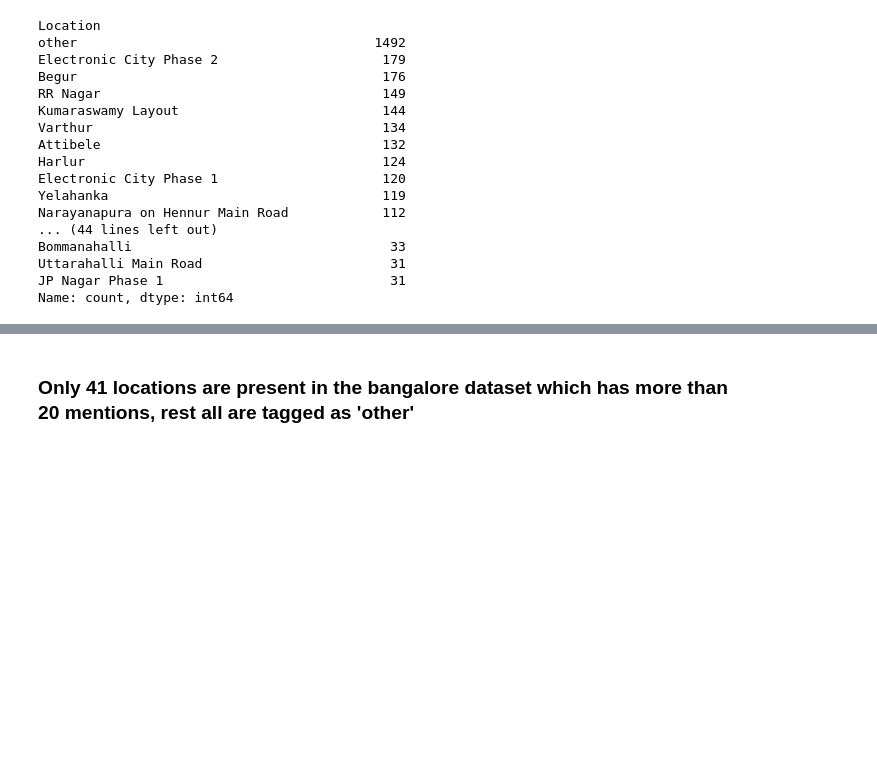
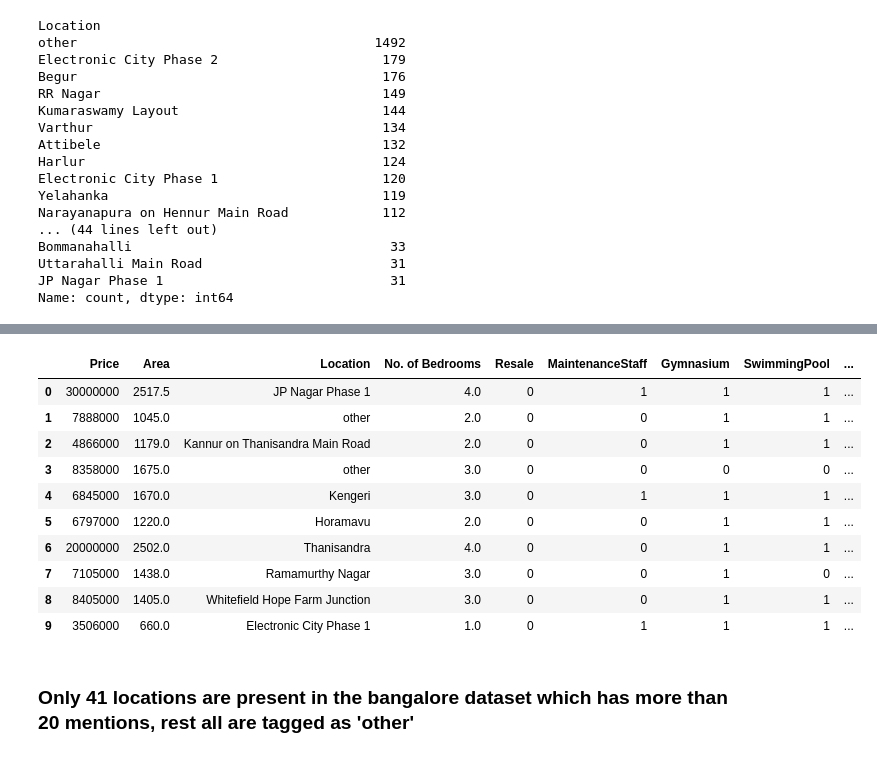
Before and after one commit to yasharora102/House_Price_Prediction, a Jupyter notebook: training/Bangalore copy.ipynb, the cells around one changed output, grey strips where cells are left out. Drawn from its saved outputs; the diff is of its cells as text; code cells hidden in the pictures; blank space fills up the shorter version.

```diff
--- a/training/Bangalore copy.ipynb
+++ b/training/Bangalore copy.ipynb
@@ -414,0 +282,5 @@ print(bangalore_dataset['Location'].unique())
+# %%
+# Get locations and their respective price per sqft
+bangalore_dataset['Price_Per_Sqft'] = bangalore_dataset['Price']*100000/bangalore_dataset['Area']
+
+bangalore_dataset.head()
@@ -415,3 +343,19 @@ print(bangalore_dataset['Location'].unique())
+# %%
+# print Location and its respective price per sqft
+
+bangalore_dataset.head(10)
+# %% [output]
+|  | Price | Area | Location | No. of Bedrooms | Resale | MaintenanceStaff | Gymnasium | SwimmingPool | ... |
+| 0 | 30000000 | 2517.5 | JP Nagar Phase 1 | 4.0 | 0 | 1 | 1 | 1 | ... |
+| 1 | 7888000 | 1045.0 | other | 2.0 | 0 | 0 | 1 | 1 | ... |
+| 2 | 4866000 | 1179.0 | Kannur on Thanisandra Main Road | 2.0 | 0 | 0 | 1 | 1 | ... |
+| 3 | 8358000 | 1675.0 | other | 3.0 | 0 | 0 | 0 | 0 | ... |
+| 4 | 6845000 | 1670.0 | Kengeri | 3.0 | 0 | 1 | 1 | 1 | ... |
+| 5 | 6797000 | 1220.0 | Horamavu | 2.0 | 0 | 0 | 1 | 1 | ... |
+| 6 | 20000000 | 2502.0 | Thanisandra | 4.0 | 0 | 0 | 1 | 1 | ... |
+| 7 | 7105000 | 1438.0 | Ramamurthy Nagar | 3.0 | 0 | 0 | 1 | 0 | ... |
+| 8 | 8405000 | 1405.0 | Whitefield Hope Farm Junction | 3.0 | 0 | 0 | 1 | 1 | ... |
+| 9 | 3506000 | 660.0 | Electronic City Phase 1 | 1.0 | 0 | 1 | 1 | 1 | ... |
 # %% [markdown]
 ### Only 41 locations are present in the bangalore dataset which has more than 20 mentions, rest all are tagged as 'other'
 # %% [markdown]
```
Also changed, not shown: parts of 90 cells of this notebook, 23 other files.
